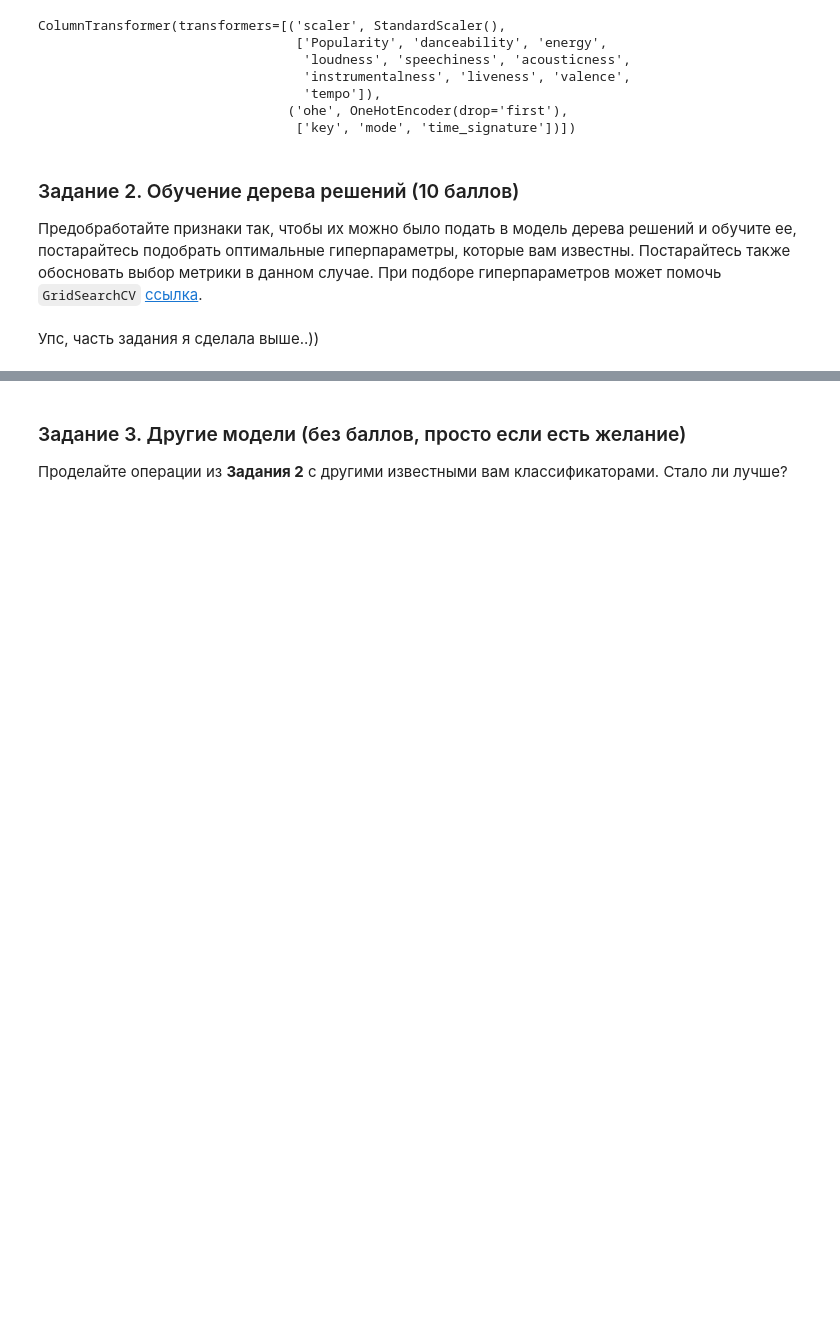
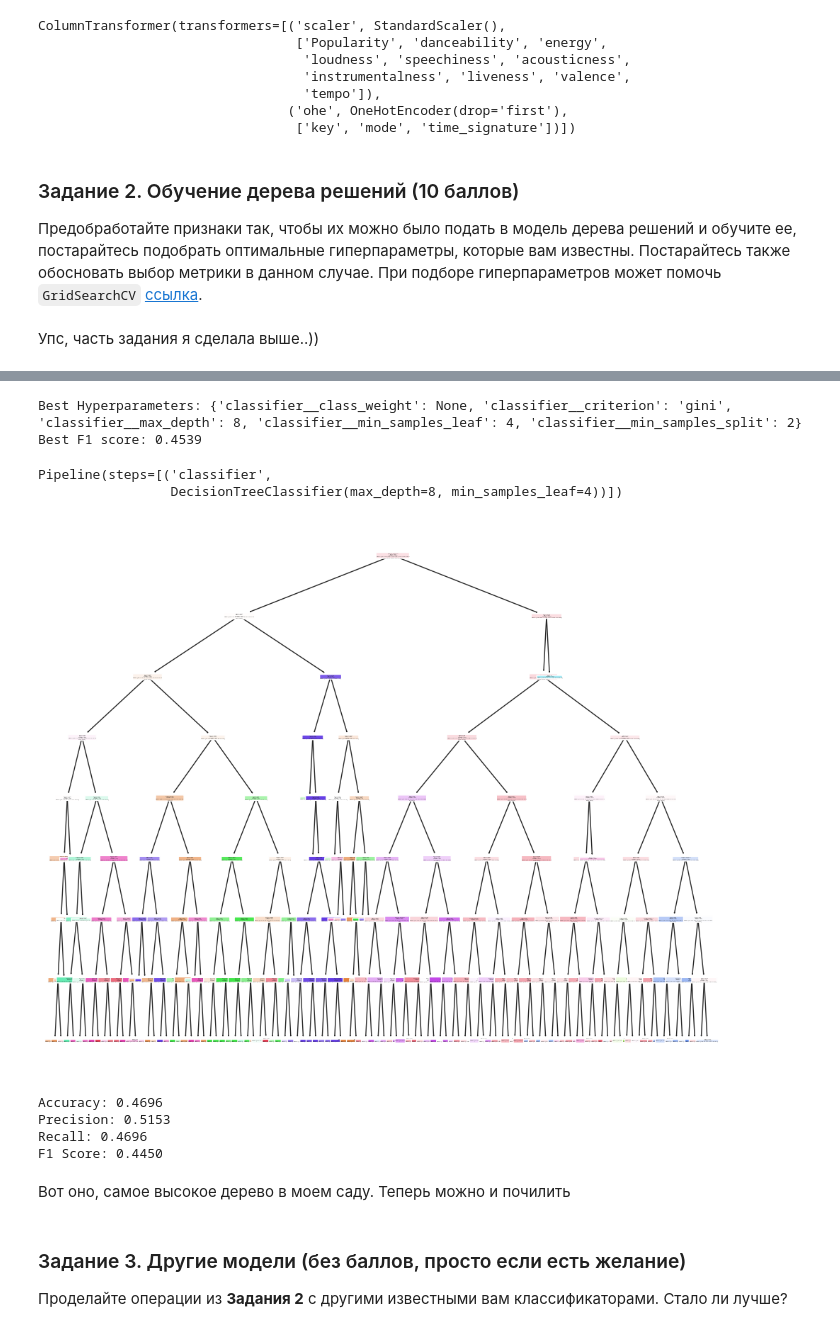
Before and after one commit to ttnlsc/BI-ML-HW, a Jupyter notebook: hw4/code/dt_lecture_practice.ipynb, the cells around one changed output, grey strips where cells are left out. Cells and saved outputs as stored; diff of their text form; code cells hidden in the pictures; blank space fills up the shorter version.

```diff
--- a/hw4/code/dt_lecture_practice.ipynb
+++ b/hw4/code/dt_lecture_practice.ipynb
@@ -428,0 +562,23 @@ plt.show()
+# %%
+X_2, y_2 = data.iloc[:, 2:16], data.iloc[:, 16]
+# %%
+X2_train, X2_test, y2_train, y2_test = train_test_split(X_2,
+                                                        y_2,
+                                                        test_size=0.33,
+                                                        random_state=SEED)
+# %%
+pipeline_2 = Pipeline(steps=[
+    ('classifier', DecisionTreeClassifier())
+])
+
+param_grid = {
+    'classifier__criterion': ['gini', 'entropy'],
+    'classifier__max_depth': list(range(1, 15)),
+    'classifier__min_samples_split':list(range(2, 5)),
+    'classifier__min_samples_leaf': [1, 2, 4],
+    'classifier__class_weight': ['balanced', None]
+}
+
+grid_search_2 = GridSearchCV(pipeline_2, param_grid, cv=5, scoring='f1_weighted')
+
+grid_search_2.fit(X2_train, y2_train)
@@ -429,3 +596,45 @@ plt.show()
+# %%
+print(f'Best Hyperparameters: {grid_search_2.best_params_}')
+print(f'Best F1 score: {grid_search_2.best_score_:.4f}')
+# %% [output]
+Best Hyperparameters: {'classifier__class_weight': None, 'classifier__criterion': 'gini', 'classifier__max_depth': 8, 'classifier__min_samples_leaf': 4, 'classifier__min_samples_split': 2}
+Best F1 score: 0.4539
+# %%
+best_pipeline_2 = Pipeline(steps=[
+    ('classifier', grid_search_2.best_estimator_.named_steps['classifier'])
+])
+
+best_pipeline_2.fit(X2_train, y2_train)
+# %% [output]
+Pipeline(steps=[('classifier',
+                 DecisionTreeClassifier(max_depth=8, min_samples_leaf=4))])
+# %%
+decision_tree_model_2 = best_pipeline_2['classifier']
+
+plt.figure(figsize=(12, 10))
+plot_tree(decision_tree_model_2, filled=True, rounded=True)
+plt.show()
+# %% [output]
+[figure, added]
+# %%
+y2_predict = best_pipeline_2.predict(X2_test)
+
+accuracy = accuracy_score(y2_test, y2_predict)
+precision = precision_score(y2_test, y2_predict, average='weighted', zero_division=1) # где-то здесь было деление на 0
+recall = recall_score(y2_test, y2_predict, average='weighted')
+f1 = f1_score(y2_test, y2_predict, average='weighted')
+
+print(f'Accuracy: {accuracy:.4f}')
+print(f'Precision: {precision:.4f}')
+print(f'Recall: {recall:.4f}')
+print(f'F1 Score: {f1:.4f}')
+# %% [output]
+Accuracy: 0.4696
+Precision: 0.5153
+Recall: 0.4696
+F1 Score: 0.4450
+# %% [markdown]
+Вот оно, самое высокое дерево в моем саду. Теперь можно и почилить
 # %% [markdown]
 ### Задание 3. Другие модели (без баллов, просто если есть желание)
 
```
Also changed, not shown: parts of 23 cells of this notebook.
